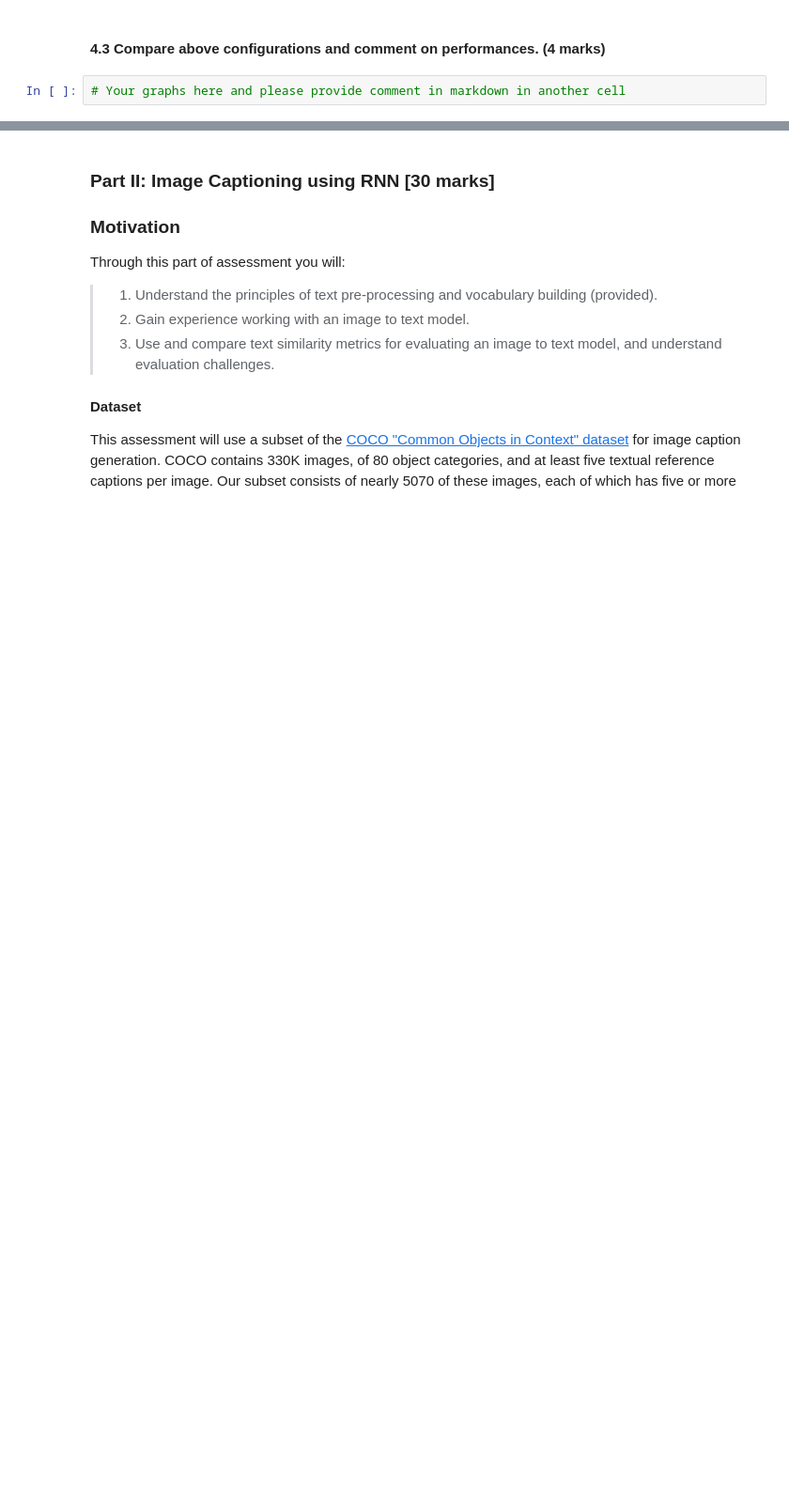
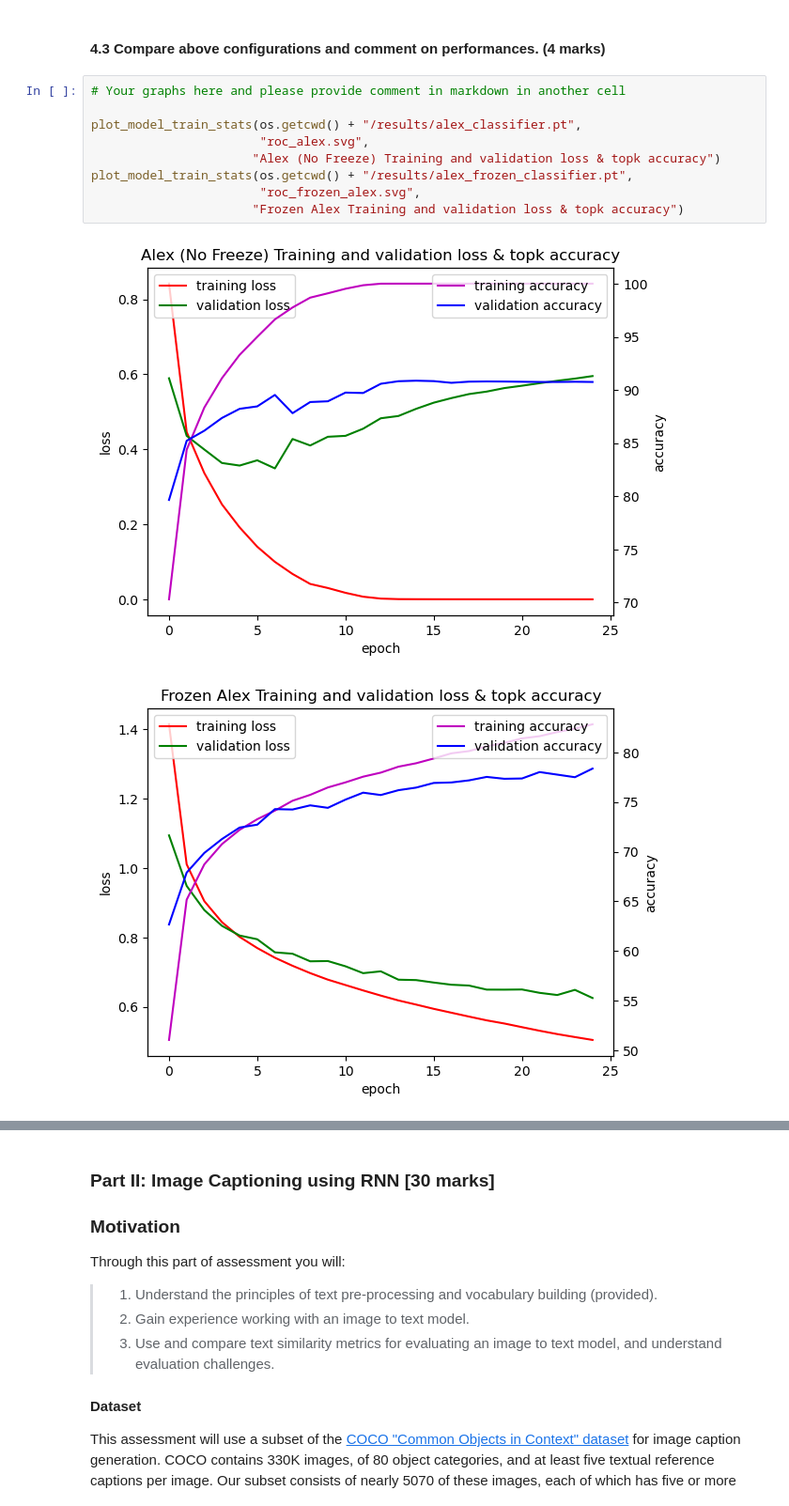
Before and after one commit to Arahi20/Tinyimage30_Image_classification, a Jupyter notebook: COMP5625M_assessment2024_problem.ipynb, the cells around one changed output, grey strips where cells are left out. Shown at 94% size. Drawn from its saved outputs; the diff is of its cells as text; blank space fills up the shorter version.

```diff
--- a/COMP5625M_assessment2024_problem.ipynb
+++ b/COMP5625M_assessment2024_problem.ipynb
@@ -1023,4 +1256,14 @@ Fine-tuning is a way of applying or utilizing transfer learning. It is a process
 # %% [markdown]
 #### 4.3 Compare above configurations and comment on performances. (4 marks)
-# %%
-# Your graphs here and please provide comment in markdown in another cell
+# %%
+# Your graphs here and please provide comment in markdown in another cell
+
+plot_model_train_stats(os.getcwd() + "/results/alex_classifier.pt",
+                       "roc_alex.svg",
+                      "Alex (No Freeze) Training and validation loss & topk accuracy")
+plot_model_train_stats(os.getcwd() + "/results/alex_frozen_classifier.pt",
+                       "roc_frozen_alex.svg",
+                      "Frozen Alex Training and validation loss & topk accuracy")
+# %% [output]
+[figure, added]
+[figure, added]
```
Also changed, not shown: parts of 45 cells of this notebook.
